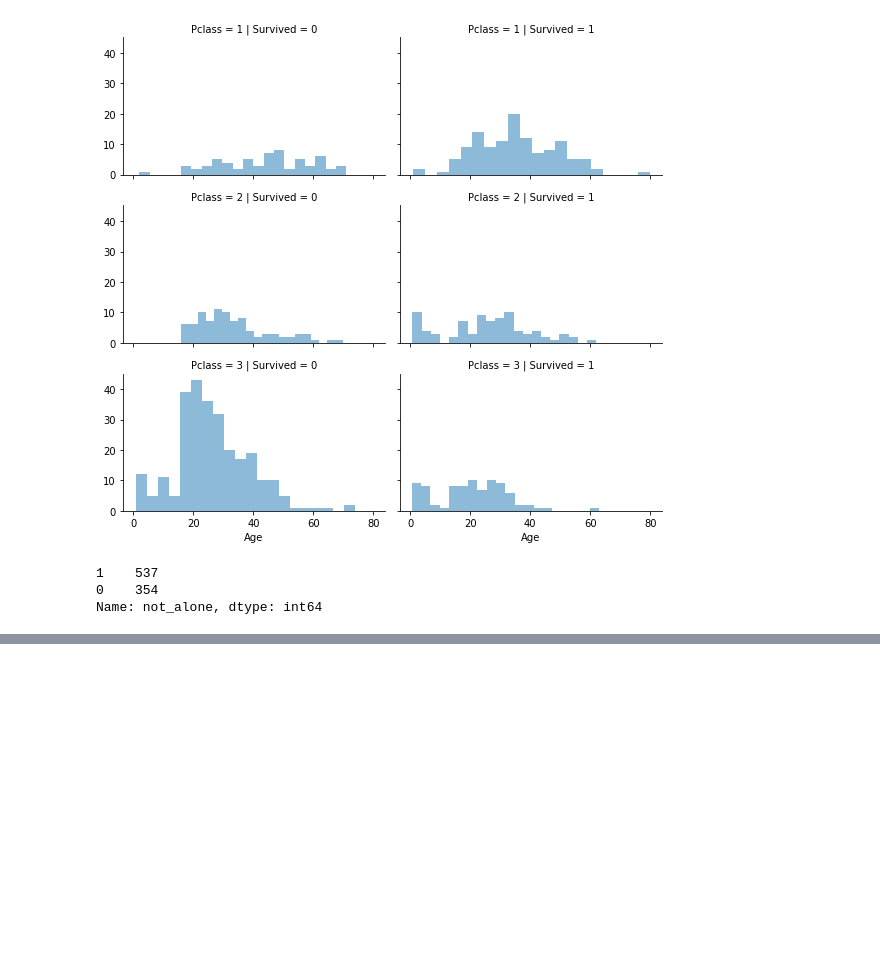
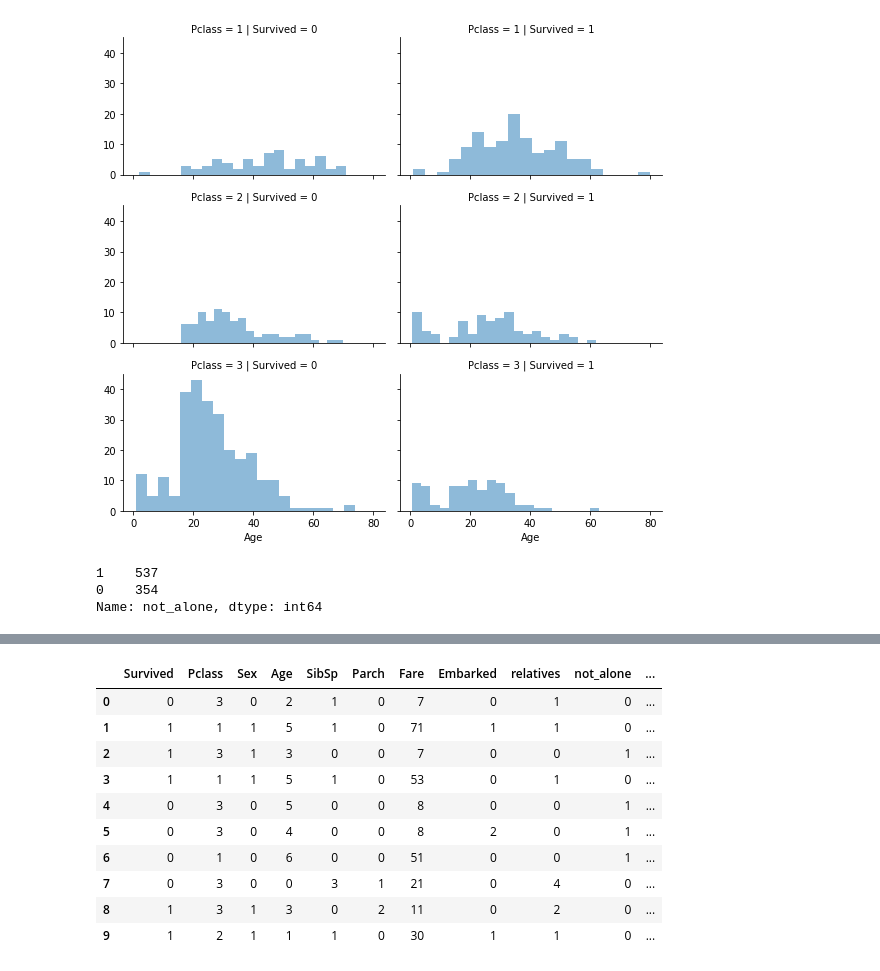
Before and after one commit to eswarijayakumar/Titanic-Survival-Prediction, a Jupyter notebook: Titanic Survival prediction.ipynb, the cells around one changed output, grey strips where cells are left out. Drawn from its saved outputs; the diff is of its cells as text; code cells hidden in the pictures; blank space fills up the shorter version.

Commit message:
Titanic dataset updated

```diff
--- a/Titanic Survival prediction.ipynb
+++ b/Titanic Survival prediction.ipynb
@@ -132,0 +135,16 @@ axes = sns.factorplot('relatives','Survived', data=train_df, aspect = 2.5, )
+# %%
+train_df = train_df.drop(['PassengerId'], axis=1)
+# %%
+import re
+deck = {"A": 1, "B": 2, "C": 3, "D": 4, "E": 5, "F": 6, "G": 7, "U": 8}
+data = [train_df, test_df]
+
+for dataset in data:
+    dataset['Cabin'] = dataset['Cabin'].fillna("U0")
+    dataset['Deck'] = dataset['Cabin'].map(lambda x: re.compile("([a-zA-Z]+)").search(x).group())
+    dataset['Deck'] = dataset['Deck'].map(deck)
+    dataset['Deck'] = dataset['Deck'].fillna(0)
+    dataset['Deck'] = dataset['Deck'].astype(int)
+# we can now drop the cabin feature
+train_df = train_df.drop(['Cabin'], axis=1)
+test_df = test_df.drop(['Cabin'], axis=1)
@@ -132,0 +201,19 @@ axes = sns.factorplot('relatives','Survived', data=train_df, aspect = 2.5, )
+# %%
+ata = [train_df, test_df]
+titles = {"Mr": 1, "Miss": 2, "Mrs": 3, "Master": 4, "Rare": 5}
+
+for dataset in data:
+    # extract titles
+    dataset['Title'] = dataset.Name.str.extract(' ([A-Za-z]+)\.', expand=False)
+    # replace titles with a more common title or as Rare
+    dataset['Title'] = dataset['Title'].replace(['Lady', 'Countess','Capt', 'Col','Don', 'Dr',\
+                                            'Major', 'Rev', 'Sir', 'Jonkheer', 'Dona'], 'Rare')
+    dataset['Title'] = dataset['Title'].replace('Mlle', 'Miss')
+    dataset['Title'] = dataset['Title'].replace('Ms', 'Miss')
+    dataset['Title'] = dataset['Title'].replace('Mme', 'Mrs')
+    # convert titles into numbers
+    dataset['Title'] = dataset['Title'].map(titles)
+    # filling NaN with 0, to get safe
+    dataset['Title'] = dataset['Title'].fillna(0)
+train_df = train_df.drop(['Name'], axis=1)
+test_df = test_df.drop(['Name'], axis=1)
@@ -132,0 +234,3 @@ axes = sns.factorplot('relatives','Survived', data=train_df, aspect = 2.5, )
+# %%
+train_df = train_df.drop(['Ticket'], axis=1)
+test_df = test_df.drop(['Ticket'], axis=1)
@@ -132,0 +268,14 @@ axes = sns.factorplot('relatives','Survived', data=train_df, aspect = 2.5, )
+# %%
+train_df.head(10)
+# %% [output]
+|  | Survived | Pclass | Sex | Age | SibSp | Parch | Fare | Embarked | relatives | not_alone | ... |
+| 0 | 0 | 3 | 0 | 2 | 1 | 0 | 7 | 0 | 1 | 0 | ... |
+| 1 | 1 | 1 | 1 | 5 | 1 | 0 | 71 | 1 | 1 | 0 | ... |
+| 2 | 1 | 3 | 1 | 3 | 0 | 0 | 7 | 0 | 0 | 1 | ... |
+| 3 | 1 | 1 | 1 | 5 | 1 | 0 | 53 | 0 | 1 | 0 | ... |
+| 4 | 0 | 3 | 0 | 5 | 0 | 0 | 8 | 0 | 0 | 1 | ... |
+| 5 | 0 | 3 | 0 | 4 | 0 | 0 | 8 | 2 | 0 | 1 | ... |
+| 6 | 0 | 1 | 0 | 6 | 0 | 0 | 51 | 0 | 0 | 1 | ... |
+| 7 | 0 | 3 | 0 | 0 | 3 | 1 | 21 | 0 | 4 | 0 | ... |
+| 8 | 1 | 3 | 1 | 3 | 0 | 2 | 11 | 0 | 2 | 0 | ... |
+| 9 | 1 | 2 | 1 | 1 | 1 | 0 | 30 | 1 | 1 | 0 | ... |
```
Also changed, not shown: parts of 20 cells of this notebook.
